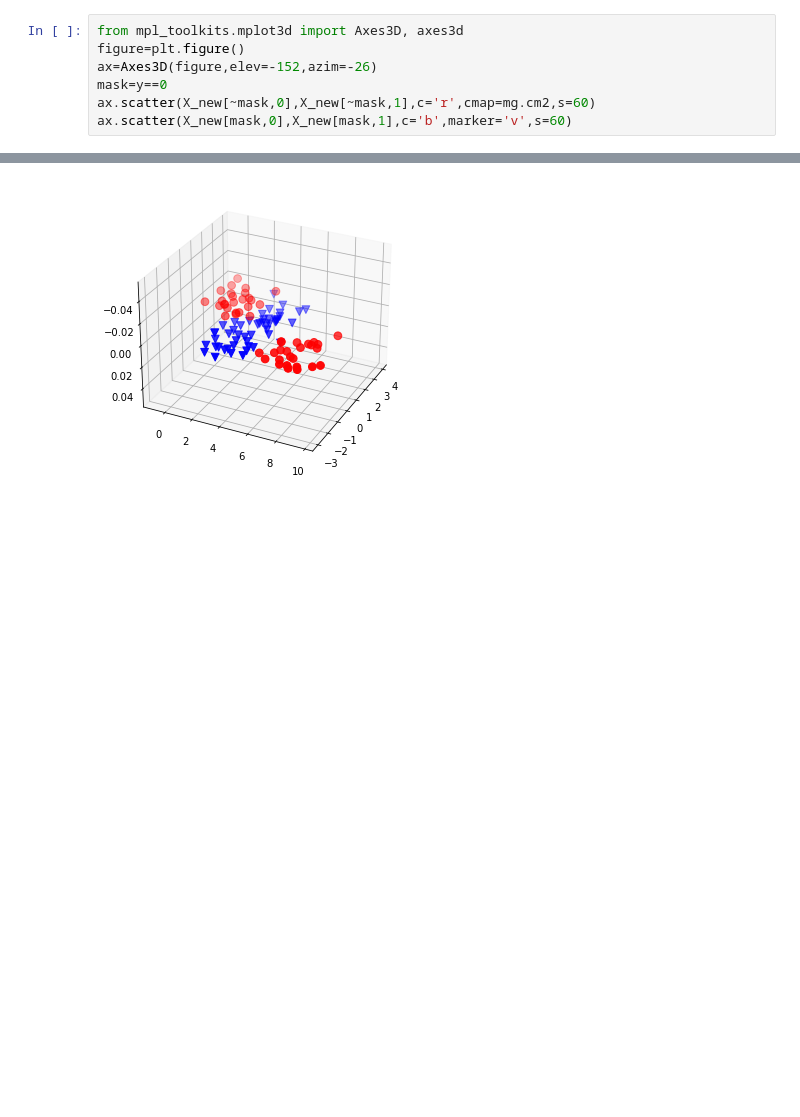
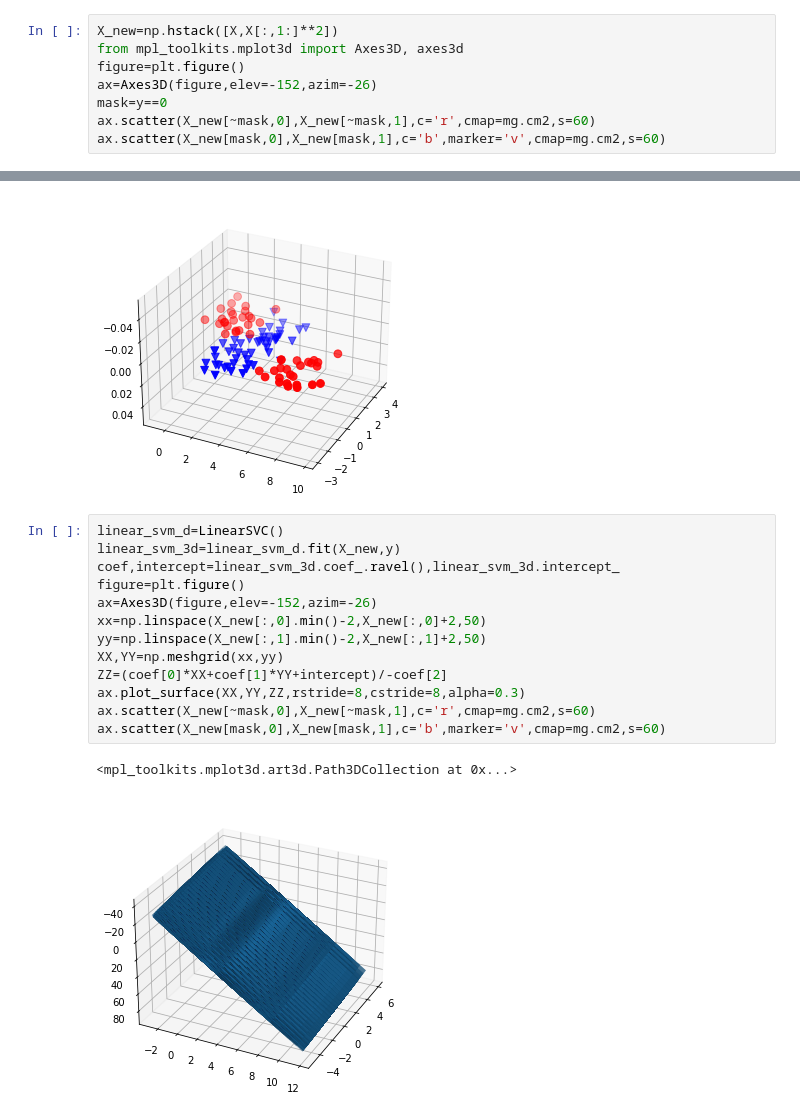
Before and after one commit to shashwatsaket46/PythonProjects, a Jupyter notebook: MachineLearningP.ipynb, the cells around one changed output, grey strips where cells are left out. Cells and saved outputs as stored; diff of their text form; blank space fills up the shorter version.

```diff
--- a/MachineLearningP.ipynb
+++ b/MachineLearningP.ipynb
@@ -491,12 +491,29 @@ mg.discrete_scatter(X[:,0],X[:,1],y)
  <matplotlib.lines.Line2D at 0x...>]
 [figure]
 # %%
+X_new=np.hstack([X,X[:,1:]**2])
 from mpl_toolkits.mplot3d import Axes3D, axes3d
 figure=plt.figure()
 ax=Axes3D(figure,elev=-152,azim=-26)
 mask=y==0
 ax.scatter(X_new[~mask,0],X_new[~mask,1],c='r',cmap=mg.cm2,s=60)
-ax.scatter(X_new[mask,0],X_new[mask,1],c='b',marker='v',s=60)
+ax.scatter(X_new[mask,0],X_new[mask,1],c='b',marker='v',cmap=mg.cm2,s=60)
 # %% [output]
 <mpl_toolkits.mplot3d.art3d.Path3DCollection at 0x...>
 [figure]
+# %%
+linear_svm_d=LinearSVC()
+linear_svm_3d=linear_svm_d.fit(X_new,y)
+coef,intercept=linear_svm_3d.coef_.ravel(),linear_svm_3d.intercept_
+figure=plt.figure()
+ax=Axes3D(figure,elev=-152,azim=-26)
+xx=np.linspace(X_new[:,0].min()-2,X_new[:,0]+2,50)
+yy=np.linspace(X_new[:,1].min()-2,X_new[:,1]+2,50)
+XX,YY=np.meshgrid(xx,yy)
+ZZ=(coef[0]*XX+coef[1]*YY+intercept)/-coef[2]
+ax.plot_surface(XX,YY,ZZ,rstride=8,cstride=8,alpha=0.3)
+ax.scatter(X_new[~mask,0],X_new[~mask,1],c='r',cmap=mg.cm2,s=60)
+ax.scatter(X_new[mask,0],X_new[mask,1],c='b',marker='v',cmap=mg.cm2,s=60)
+# %% [output]
+<mpl_toolkits.mplot3d.art3d.Path3DCollection at 0x...>
+[figure, added]
```
